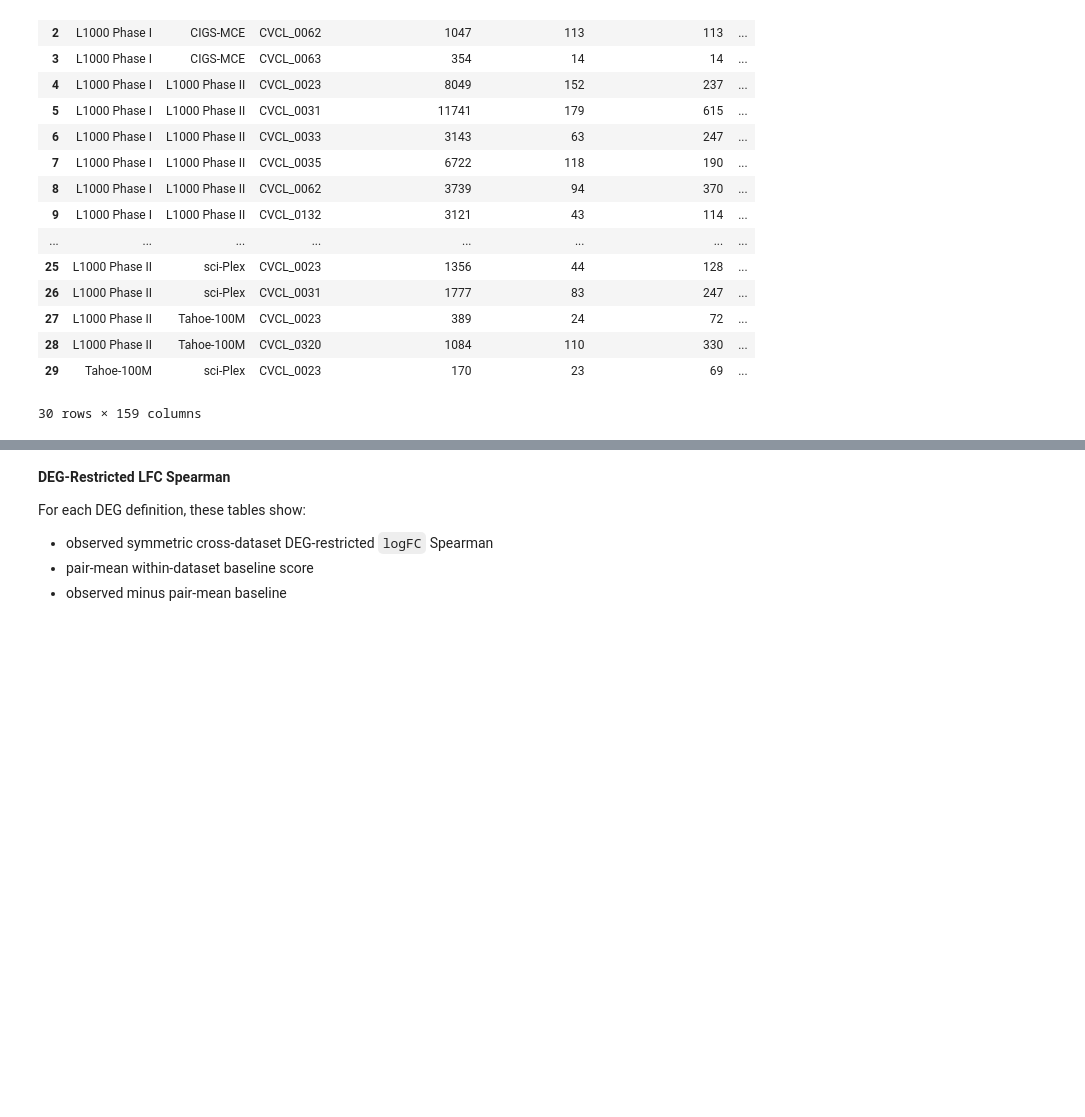
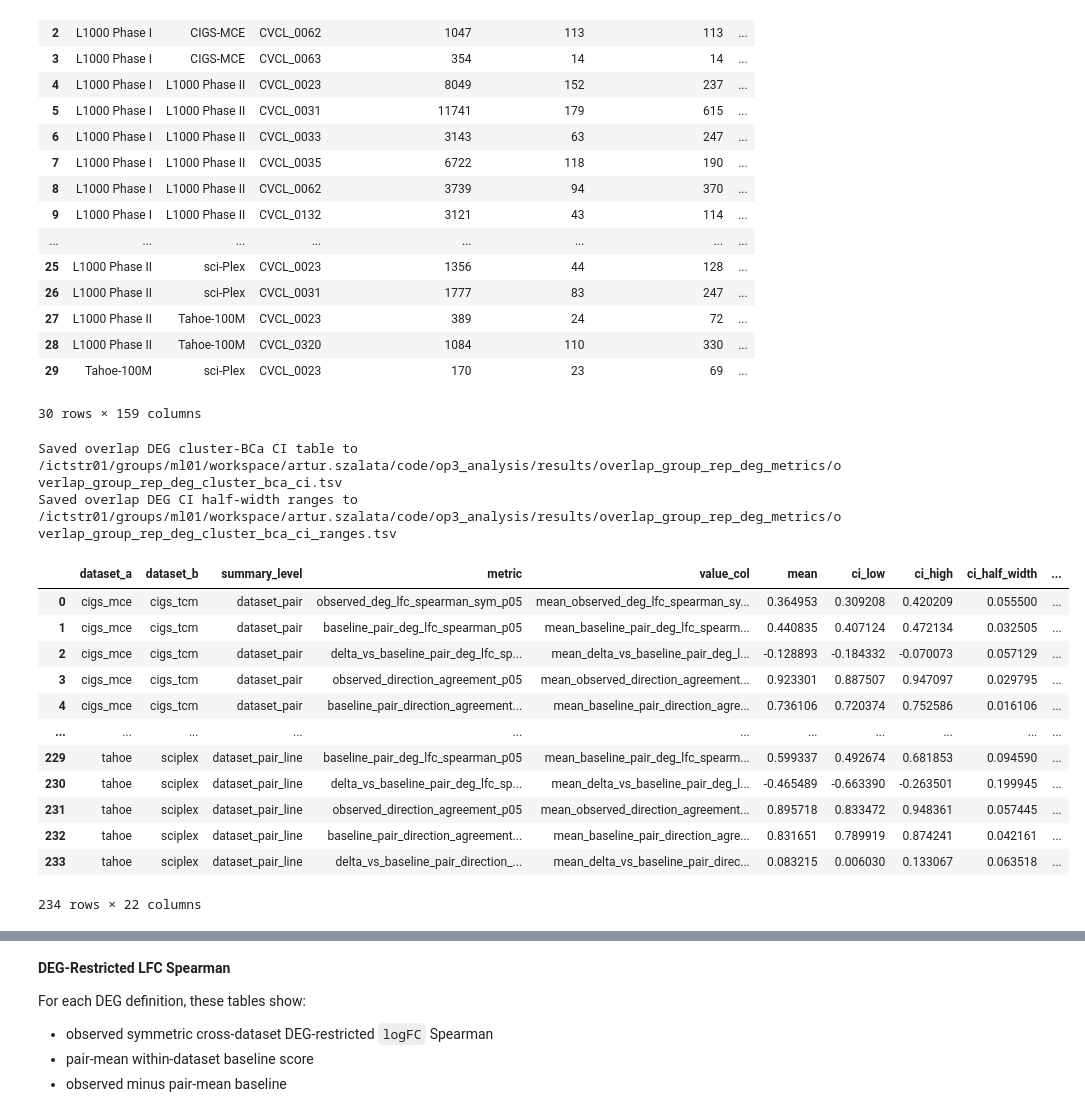
Before and after one commit to elmella/Chem-PerturBridge_analysis, a Jupyter notebook: notebooks/overlap_group_rep_deg_metrics.ipynb, the cells around one changed output, grey strips where cells are left out. Drawn from its saved outputs; the diff is of its cells as text; code cells hidden in the pictures; blank space fills up the shorter version.

```diff
--- a/notebooks/overlap_group_rep_deg_metrics.ipynb
+++ b/notebooks/overlap_group_rep_deg_metrics.ipynb
@@ -1885,3 +1885,73 @@ Saved dataset-pair-line DEG summary to /ictstr01/groups/ml01/workspace/artur.sza
 | 28 | L1000 Phase II | Tahoe-100M | CVCL_0320 | 1084 | 110 | 330 | ... |
 | 29 | Tahoe-100M | sci-Plex | CVCL_0023 | 170 | 23 | 69 | ... |
 30 rows × 159 columns
+# %%
+
+import sys
+
+if str(REPO_ROOT) not in sys.path:
+    sys.path.insert(0, str(REPO_ROOT))
+
+from scripts.cluster_bootstrap_ci import cluster_bca_nested_mean_ci_table, summarize_ci_half_width_ranges
+
+BOOTSTRAP_ITERATIONS = 2000
+BOOTSTRAP_RANDOM_SEED = 20260505
+
+deg_ci_metrics = {
+    "observed_deg_lfc_spearman_sym_p05": "mean_observed_deg_lfc_spearman_sym_p05",
+    "baseline_pair_deg_lfc_spearman_p05": "mean_baseline_pair_deg_lfc_spearman_p05",
+    "delta_vs_baseline_pair_deg_lfc_spearman_p05": "mean_delta_vs_baseline_pair_deg_lfc_spearman_p05",
+    "observed_direction_agreement_p05": "mean_observed_direction_agreement_p05",
+    "baseline_pair_direction_agreement_p05": "mean_baseline_pair_direction_agreement_p05",
+    "delta_vs_baseline_pair_direction_agreement_p05": "mean_delta_vs_baseline_pair_direction_agreement_p05",
+}
+
+overlap_deg_cluster_bca_ci = pd.concat(
+    [
+        cluster_bca_nested_mean_ci_table(
+            drug_line_time_metric_summary,
+            group_cols=["dataset_a", "dataset_b"],
+            metric_cols=deg_ci_metrics,
+            cluster_col="pubchem_cid",
+            n_boot=BOOTSTRAP_ITERATIONS,
+            seed=BOOTSTRAP_RANDOM_SEED,
+            summary_level="dataset_pair",
+        ),
+        cluster_bca_nested_mean_ci_table(
+            drug_line_time_metric_summary,
+            group_cols=["dataset_a", "dataset_b", "cell_type"],
+            metric_cols=deg_ci_metrics,
+            cluster_col="pubchem_cid",
+            n_boot=BOOTSTRAP_ITERATIONS,
+            seed=BOOTSTRAP_RANDOM_SEED,
+            summary_level="dataset_pair_line",
+        ),
+    ],
+    ignore_index=True,
+)
+overlap_deg_cluster_bca_ci_path = OUTPUT_DIR / "overlap_group_rep_deg_cluster_bca_ci.tsv"
+overlap_deg_cluster_bca_ci.to_csv(overlap_deg_cluster_bca_ci_path, sep="\t", index=False)
+print(f"Saved overlap DEG cluster-BCa CI table to {overlap_deg_cluster_bca_ci_path}")
+
+overlap_deg_cluster_bca_ci_ranges = summarize_ci_half_width_ranges(overlap_deg_cluster_bca_ci)
+overlap_deg_cluster_bca_ci_ranges_path = OUTPUT_DIR / "overlap_group_rep_deg_cluster_bca_ci_ranges.tsv"
+overlap_deg_cluster_bca_ci_ranges.to_csv(overlap_deg_cluster_bca_ci_ranges_path, sep="\t", index=False)
+print(f"Saved overlap DEG CI half-width ranges to {overlap_deg_cluster_bca_ci_ranges_path}")
+display(overlap_deg_cluster_bca_ci)
+display(overlap_deg_cluster_bca_ci_ranges)
+# %% [output]
+Saved overlap DEG cluster-BCa CI table to /ictstr01/groups/ml01/workspace/artur.szalata/code/op3_analysis/results/overlap_group_rep_deg_metrics/overlap_group_rep_deg_cluster_bca_ci.tsv
+Saved overlap DEG CI half-width ranges to /ictstr01/groups/ml01/workspace/artur.szalata/code/op3_analysis/results/overlap_group_rep_deg_metrics/overlap_group_rep_deg_cluster_bca_ci_ranges.tsv
+|  | dataset_a | dataset_b | summary_level | metric | value_col | mean | ci_low | ci_high | ci_half_width | ... |
+| 0 | cigs_mce | cigs_tcm | dataset_pair | observed_deg_lfc_spearman_sym_p05 | mean_observed_deg_lfc_spearman_sy... | 0.364953 | 0.309208 | 0.420209 | 0.055500 | ... |
+| 1 | cigs_mce | cigs_tcm | dataset_pair | baseline_pair_deg_lfc_spearman_p05 | mean_baseline_pair_deg_lfc_spearm... | 0.440835 | 0.407124 | 0.472134 | 0.032505 | ... |
+| 2 | cigs_mce | cigs_tcm | dataset_pair | delta_vs_baseline_pair_deg_lfc_sp... | mean_delta_vs_baseline_pair_deg_l... | -0.128893 | -0.184332 | -0.070073 | 0.057129 | ... |
+| 3 | cigs_mce | cigs_tcm | dataset_pair | observed_direction_agreement_p05 | mean_observed_direction_agreement... | 0.923301 | 0.887507 | 0.947097 | 0.029795 | ... |
+| 4 | cigs_mce | cigs_tcm | dataset_pair | baseline_pair_direction_agreement... | mean_baseline_pair_direction_agre... | 0.736106 | 0.720374 | 0.752586 | 0.016106 | ... |
+| ... | ... | ... | ... | ... | ... | ... | ... | ... | ... | ... |
+| 229 | tahoe | sciplex | dataset_pair_line | baseline_pair_deg_lfc_spearman_p05 | mean_baseline_pair_deg_lfc_spearm... | 0.599337 | 0.492674 | 0.681853 | 0.094590 | ... |
+| 230 | tahoe | sciplex | dataset_pair_line | delta_vs_baseline_pair_deg_lfc_sp... | mean_delta_vs_baseline_pair_deg_l... | -0.465489 | -0.663390 | -0.263501 | 0.199945 | ... |
+| 231 | tahoe | sciplex | dataset_pair_line | observed_direction_agreement_p05 | mean_observed_direction_agreement... | 0.895718 | 0.833472 | 0.948361 | 0.057445 | ... |
+| 232 | tahoe | sciplex | dataset_pair_line | baseline_pair_direction_agreement... | mean_baseline_pair_direction_agre... | 0.831651 | 0.789919 | 0.874241 | 0.042161 | ... |
+| 233 | tahoe | sciplex | dataset_pair_line | delta_vs_baseline_pair_direction_... | mean_delta_vs_baseline_pair_direc... | 0.083215 | 0.006030 | 0.133067 | 0.063518 | ... |
+234 rows × 22 columns
```
Also changed, not shown: parts of 1 cell of this notebook, 5 other files.
